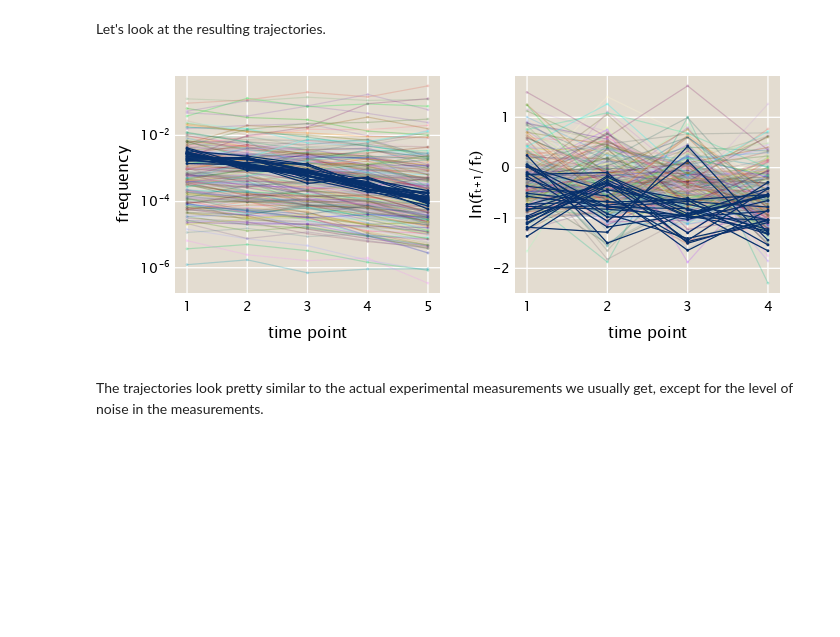
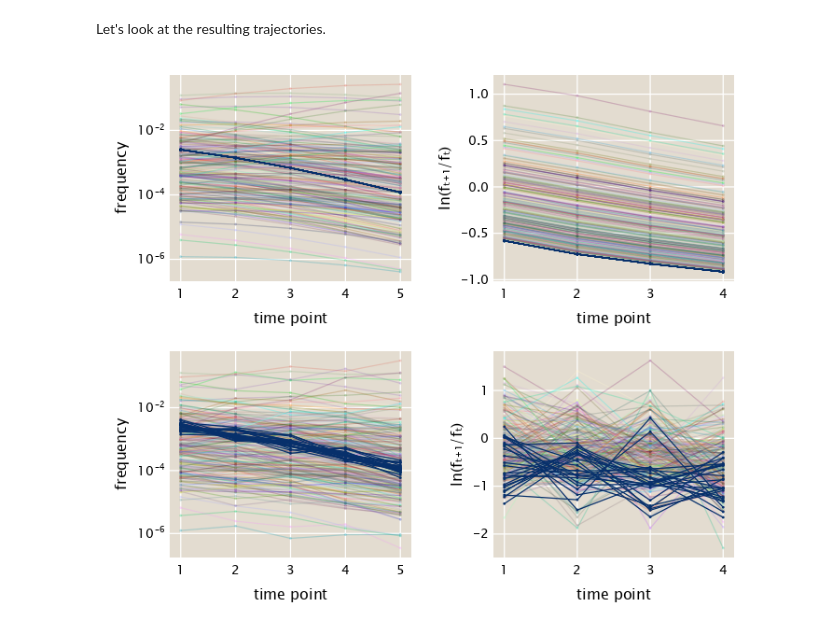
Before and after one commit to mrazomej/bayesian_fitness, a Jupyter notebook: code/exploratory/logistic_growth.ipynb, the cells around one changed output. Cells and saved outputs as stored; diff of their text form; code cells hidden in the pictures; blank space fills up the shorter version.

```diff
--- a/code/exploratory/logistic_growth.ipynb
+++ b/code/exploratory/logistic_growth.ipynb
@@ -588,10 +596,6 @@ n₀ = [
         n_neutral
     )
     # mutants
-    # rand(
-    #     Distributions.Poisson(n_init * frac_mut / n_mut),
-    #     n_mut
-    # )
     Int64.(
         round.(
             rand(
@@ -616,6 +620,9 @@ n₀ = [
 # Define truncation ranges for growth rates
 λ_trunc = [λ_a .* 0.9999, λ_a * 1.5]
 
+# Define level of Gaussian noise to add
+σ_lognormal = 0.3
+
 # Sample mutant growth rates
 λ̲[n_neutral+2:end] .= sort!(
     rand(
@@ -625,8 +632,14 @@ n₀ = [
     )
 )
 
-# Run simulation
-n_mat = logistic_fitness_measurement(λ̲, n₀; n_gen=n_gen, κ=κ, σ_lognormal=0.3)
+# Run deterministic simulation
+n_mat = logistic_fitness_measurement(
+    λ̲, n₀; n_gen=n_gen, κ=κ, σ_lognormal=0.0, poisson_noise=false
+)
+# Run noisy simulation
+n_mat_noise = logistic_fitness_measurement(
+    λ̲, n₀; n_gen=n_gen, κ=κ, σ_lognormal=σ_lognormal
+)
 # %% [output]
 5×251 Matrix{Int64}:
  39424457  24397  40892  22256  50201  …    3556   18120    64017    28340
@@ -639,52 +652,72 @@ Let's look at the resulting trajectories.
 # %%
 # Compute the frequencies for all non-ancestral strains
 f_mat = (n_mat[:, 2:end] ./ sum(n_mat[:, 2:end], dims=2)) .+ 1E-9
+f_mat_noise = (n_mat_noise[:, 2:end] ./ sum(n_mat_noise[:, 2:end], dims=2)) .+
+              1E-9
 
 # Compute the frequency ratios
 γ_mat = f_mat[2:end, :] ./ f_mat[1:end-1, :]
+γ_mat_noise = f_mat_noise[2:end, :] ./ f_mat_noise[1:end-1, :]
 
 # Initialize figure
-fig = Figure(resolution=(350 * 2, 300))
+fig = Figure(resolution=(350 * 2, 300 * 2))
 
 # Add axis
-ax1 = Axis(fig[1, 1], xlabel="time point", ylabel="frequency", yscale=log10)
-ax2 = Axis(fig[1, 2], xlabel="time point", ylabel="ln(fₜ₊₁/fₜ)")
+ax1 = [
+    Axis(fig[i, 1], xlabel="time point", ylabel="frequency", yscale=log10)
+    for i = 1:2
+]
+ax2 = [
+    Axis(fig[i, 2], xlabel="time point", ylabel="ln(fₜ₊₁/fₜ)")
+    for i = 1:2
+]
 
 # Define colors
 color = ColorSchemes.glasbey_hv_n256
 
 # Loop through mutants
 for mut in (n_neutral+1):(n_bc)
     # Sample color
     col = (color[StatsBase.sample(1:length(color))], 0.25)
     # Plot mutant frequency trajectory
-    scatterlines!(ax1, f_mat[:, mut], color=col, markersize=4)
+    scatterlines!(ax1[1], f_mat[:, mut], color=col, markersize=4)
+    scatterlines!(ax1[2], f_mat_noise[:, mut], color=col, markersize=4)
     # Plot mutant log-frequency ratio trajectory
-    scatterlines!(ax2, log.(γ_mat[:, mut]), color=col, markersize=4)
+    scatterlines!(ax2[1], log.(γ_mat[:, mut]), color=col, markersize=4)
+    scatterlines!(ax2[2], log.(γ_mat_noise[:, mut]), color=col, markersize=4)
 end # for
 
 # Loop through neutrals
 for neutral in 1:n_neutral
     # Plot neutral frequency trajectory
     scatterlines!(
-        ax1,
+        ax1[1],
         f_mat[:, neutral],
+        color=ColorSchemes.Blues_9[end],
+        markersize=4
+    )
+    scatterlines!(
+        ax1[2],
+        f_mat_noise[:, neutral],
         color=ColorSchemes.Blues_9[end],
         markersize=4
     )
 
     # Plot mutant trajectory
     scatterlines!(
-        ax2,
+        ax2[1],
         log.(γ_mat[:, neutral]),
+        color=ColorSchemes.Blues_9[end],
+        markersize=4
+    )
+    scatterlines!(
+        ax2[2],
+        log.(γ_mat_noise[:, neutral]),
         color=ColorSchemes.Blues_9[end],
         markersize=4
     )
 end # for
 
 fig
 # %% [output]
-[figure, old version]
+[figure, new version]
-# %% [markdown]
-The trajectories look pretty similar to the actual experimental measurements we
-usually get, except for the level of noise in the measurements.
```
Also changed, not shown: parts of 13 cells of this notebook.
